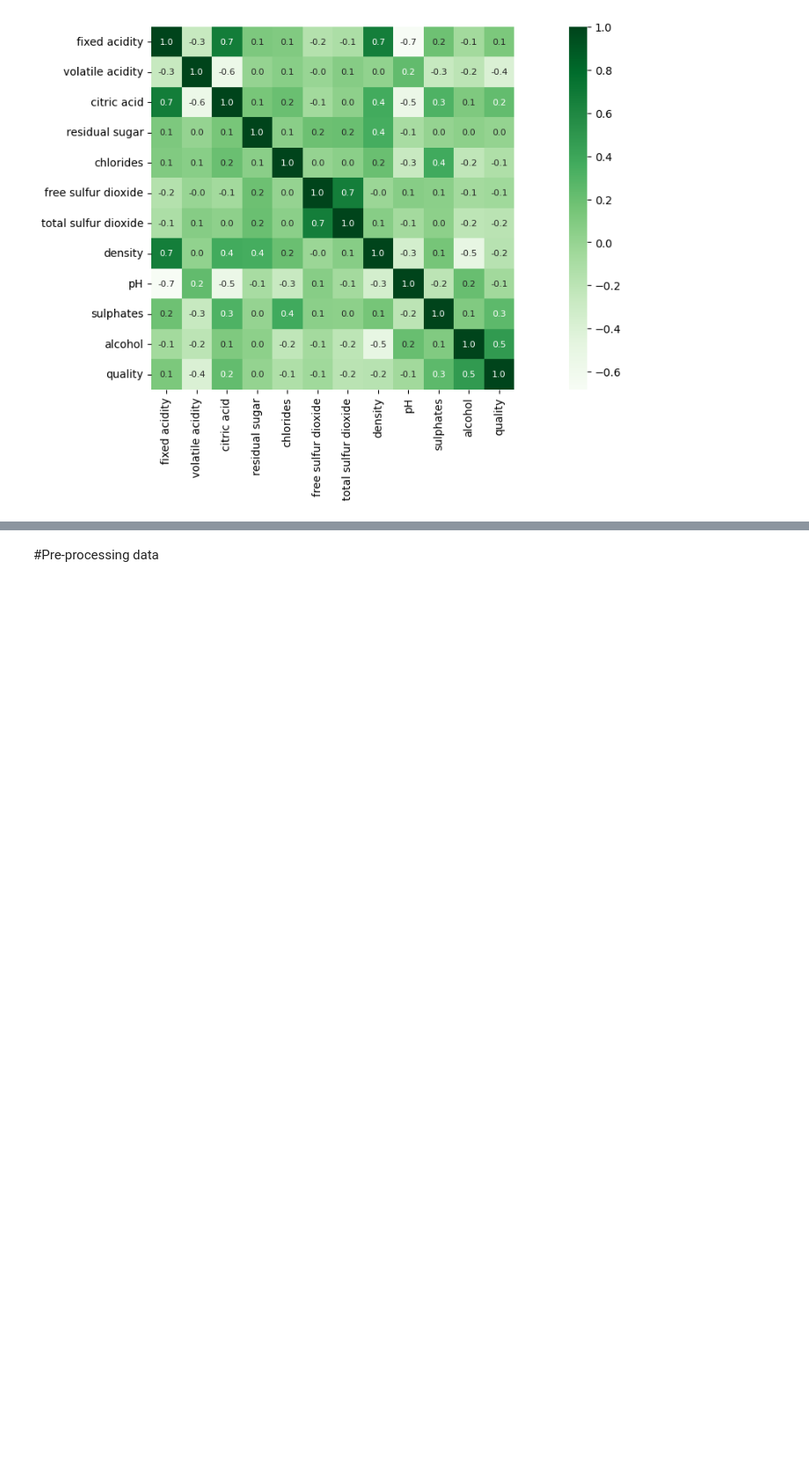
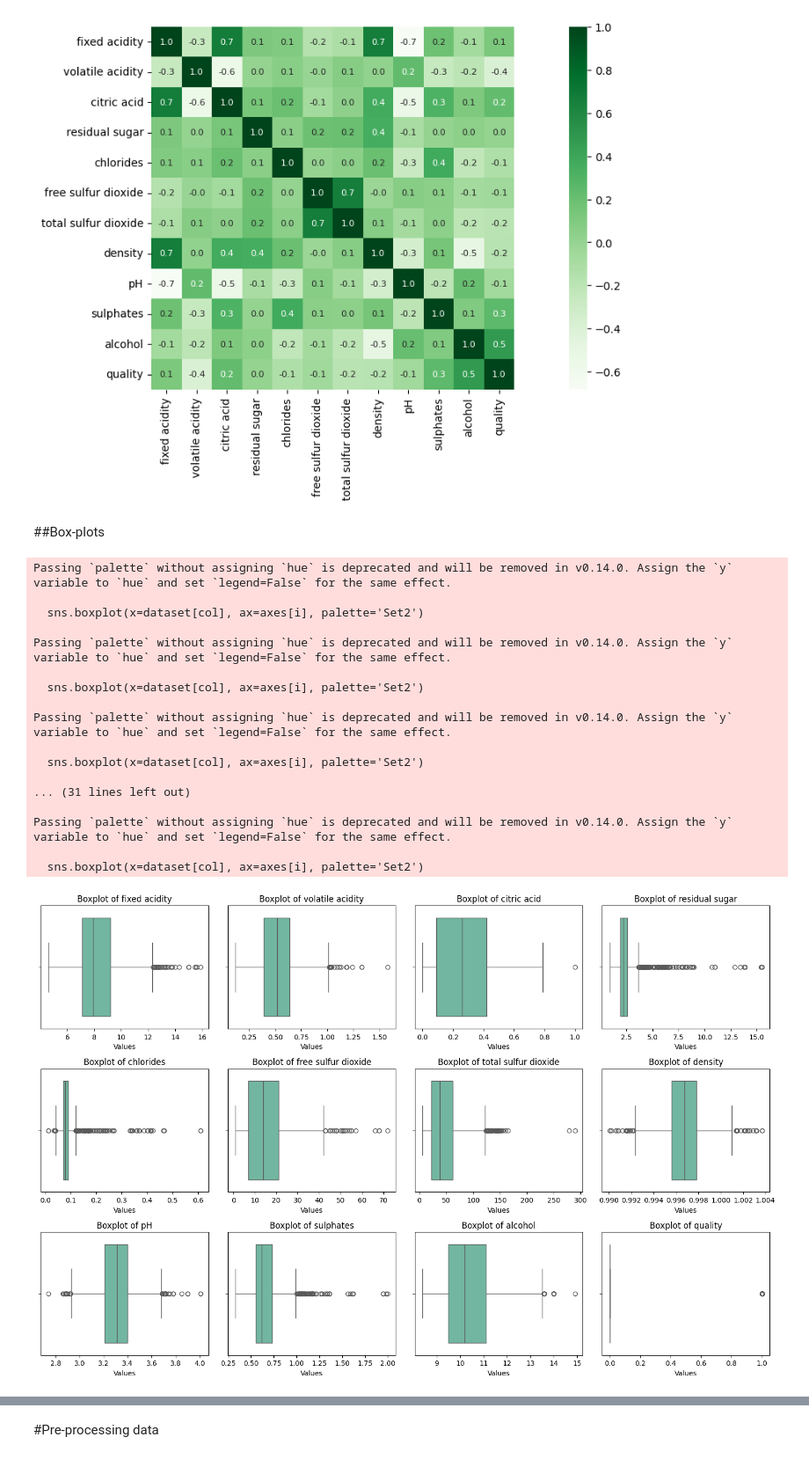
Before and after one commit to ChamikaRohan/Machine-Learning-based-Red-Wine-Quality-Prediction, a Jupyter notebook: Red_Wine_Quality_Prediction_Model.ipynb, the cells around one changed output, grey strips where cells are left out. Shown at 88% size. Cells and saved outputs as stored; diff of their text form; code cells hidden in the pictures; blank space fills up the shorter version.

```diff
--- a/Red_Wine_Quality_Prediction_Model.ipynb
+++ b/Red_Wine_Quality_Prediction_Model.ipynb
@@ -215,3 +268,40 @@ sns.heatmap(corr, cbar=True, square=True, fmt = '.1f', annot = True, annot_kws={
 # %% [output]
 <Axes: >
 [figure]
+# %% [markdown]
+##Box-plots
+# %%
+# Create a grid of subplots for each feature
+fig, axes = plt.subplots(nrows=3, ncols=4, figsize=(15, 10))
+
+# Flatten the axes array for easy iteration
+axes = axes.flatten()
+
+# Loop through each feature and create a boxplot
+for i, col in enumerate(dataset.columns):
+    sns.boxplot(x=dataset[col], ax=axes[i], palette='Set2')
+    axes[i].set_title(f'Boxplot of {col}')
+    axes[i].set_xlabel('Values')
+
+# Adjust layout and display
+plt.tight_layout()
+plt.show()
+# %% [output]
+Passing `palette` without assigning `hue` is deprecated and will be removed in v0.14.0. Assign the `y` variable to `hue` and set `legend=False` for the same effect.
+
+  sns.boxplot(x=dataset[col], ax=axes[i], palette='Set2')
+
+Passing `palette` without assigning `hue` is deprecated and will be removed in v0.14.0. Assign the `y` variable to `hue` and set `legend=False` for the same effect.
+
+  sns.boxplot(x=dataset[col], ax=axes[i], palette='Set2')
+
+Passing `palette` without assigning `hue` is deprecated and will be removed in v0.14.0. Assign the `y` variable to `hue` and set `legend=False` for the same effect.
+
+  sns.boxplot(x=dataset[col], ax=axes[i], palette='Set2')
+
+... (31 lines left out)
+
+Passing `palette` without assigning `hue` is deprecated and will be removed in v0.14.0. Assign the `y` variable to `hue` and set `legend=False` for the same effect.
+
+  sns.boxplot(x=dataset[col], ax=axes[i], palette='Set2')
+[figure, added]
```
Also changed, not shown: parts of 34 cells of this notebook.
